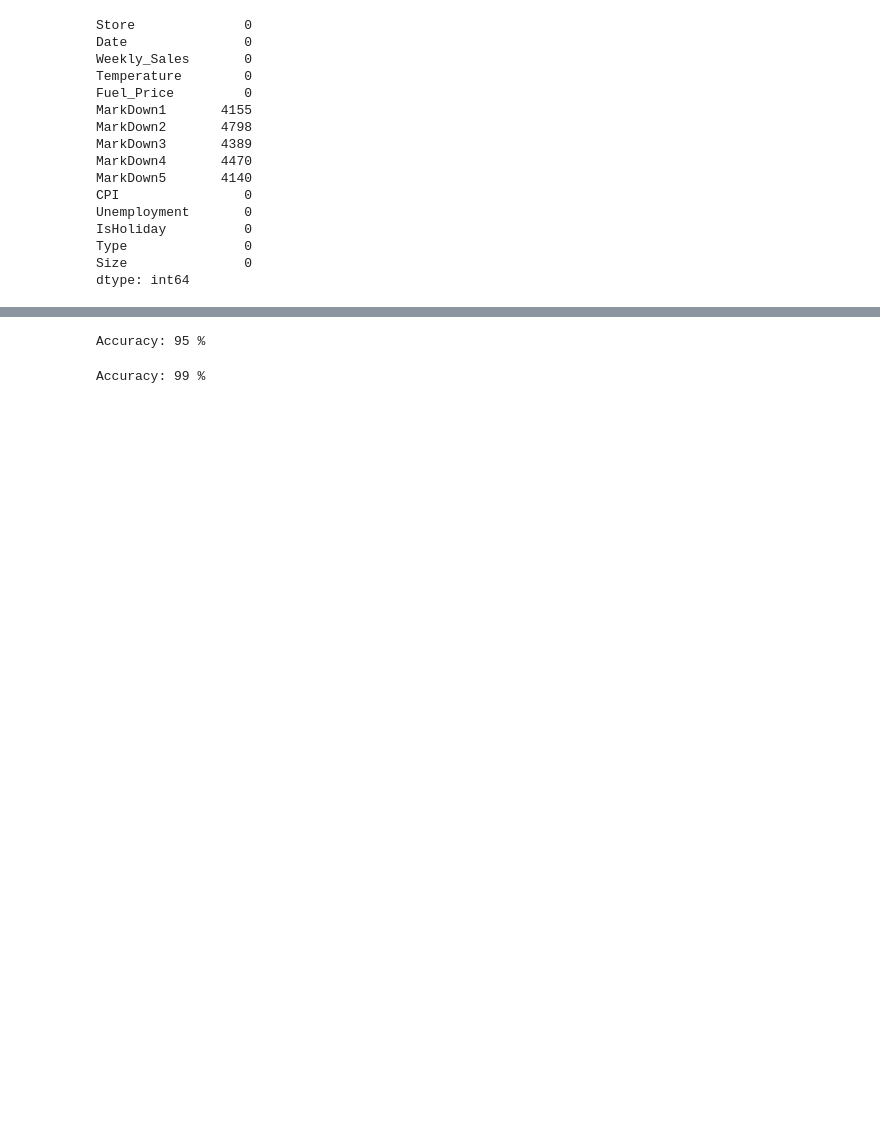
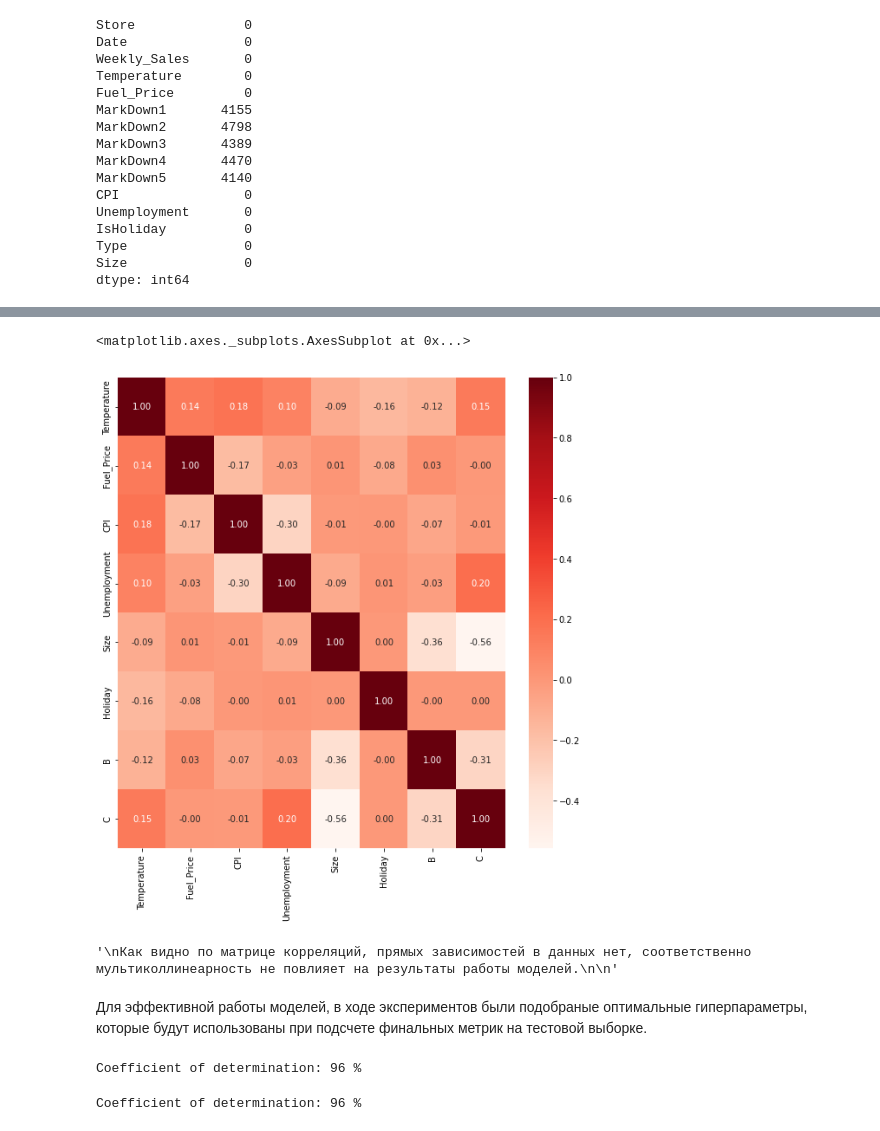
Before and after one commit to plovec132/MachineLearning, a Jupyter notebook: Suhov-1.ipynb, the cells around one changed output, grey strips where cells are left out. Cells and saved outputs as stored; diff of their text form; code cells hidden in the pictures; blank space fills up the shorter version.

```diff
--- a/Suhov-1.ipynb
+++ b/Suhov-1.ipynb
@@ -173,0 +93,3 @@ data=data.drop(['Type','IsHoliday'],axis=1)
+# %%
+data = data.sort_values(by = 'Date')
+print(data)
@@ -174,10 +114,25 @@ data=data.drop(['Type','IsHoliday'],axis=1)
 # %%
-X=data.drop(['Weekly_Sales','Store','Date', "B", "C"],axis=1)
+X=data.drop(['Weekly_Sales','Store','Date'],axis=1)
 y=data['Weekly_Sales']
 # %%
 nom_cols=[8]
 
 scale_cols=[0,3]
+# %%
+fig = plt.figure(figsize=(10,10))
+fig.patch.set_facecolor('white')
+cor = X.corr()
+sns.heatmap(cor, annot=True, cmap=plt.cm.Reds,fmt='.2f')
+# %% [output]
+<matplotlib.axes._subplots.AxesSubplot at 0x...>
+[figure, added]
+# %%
+"""
+Как видно по матрице корреляций, прямых зависимостей в данных нет, соответственно мультиколлинеарность не повлияет на результаты работы моделей.
+
+"""
+# %% [output]
+'\nКак видно по матрице корреляций, прямых зависимостей в данных нет, соответственно мультиколлинеарность не повлияет на результаты работы моделей.\n\n'
 # %%
 transf = make_column_transformer((OneHotEncoder(sparse=False,drop='first'), nom_cols),
                                  (StandardScaler(), scale_cols),
@@ -191,22 +146,25 @@ x_train, x_val, y_train, y_val = train_test_split(X, y, test_size=0.30, random_s
+# %% [markdown]
+Для эффективной работы моделей, в ходе экспериментов были подобраные оптимальные гиперпараметры, которые будут использованы при подсчете финальных метрик на тестовой выборке.
 # %%
 from sklearn.neighbors import KNeighborsRegressor
+from sklearn.metrics import classification_report
 
-knn_c = KNeighborsRegressor(n_neighbors=14)
+knn_c = KNeighborsRegressor(n_neighbors=14, algorithm="kd_tree", metric="minkowski")
 knn_c.fit(x_train, y_train)
-y_pred_knn=knn_c.predict(x_val)
-acc_knn= round(knn_c.score(x_train, y_train) * 100, 2)
-print ("Accuracy: %i %% \n"%acc_knn)
+y_pred_knn=knn_c.predict(x_test)
+acc_knn= round(knn_c.score(x_test, y_test) * 100, 2)
+print ("Coefficient of determination: %i %% \n"%acc_knn)
 # %% [output]
-Accuracy: 95 %
+Coefficient of determination: 96 %
 # %%
 from sklearn.ensemble import RandomForestRegressor
-clf_rf = RandomForestRegressor(n_estimators=150)
+clf_rf = RandomForestRegressor(n_estimators=150, criterion = "squared_error", random_state = 42)
 clf_rf.fit(x_train, y_train)
-y_pred_rf=clf_rf.predict(x_val)
-acc_rf= round(clf_rf.score(x_train, y_train) * 100, 2)
-print ("Accuracy: %i %% \n"%acc_rf)
+y_pred_rf=clf_rf.predict(x_test)
+acc_rf= round(clf_rf.score(x_test, y_test) * 100, 2)
+print ("Coefficient of determination: %i %% \n"%acc_rf)
 # %% [output]
-Accuracy: 99 %
+Coefficient of determination: 96 %
 # %%
 """
 Общие выводы:
```
Also changed, not shown: parts of 15 cells of this notebook.
